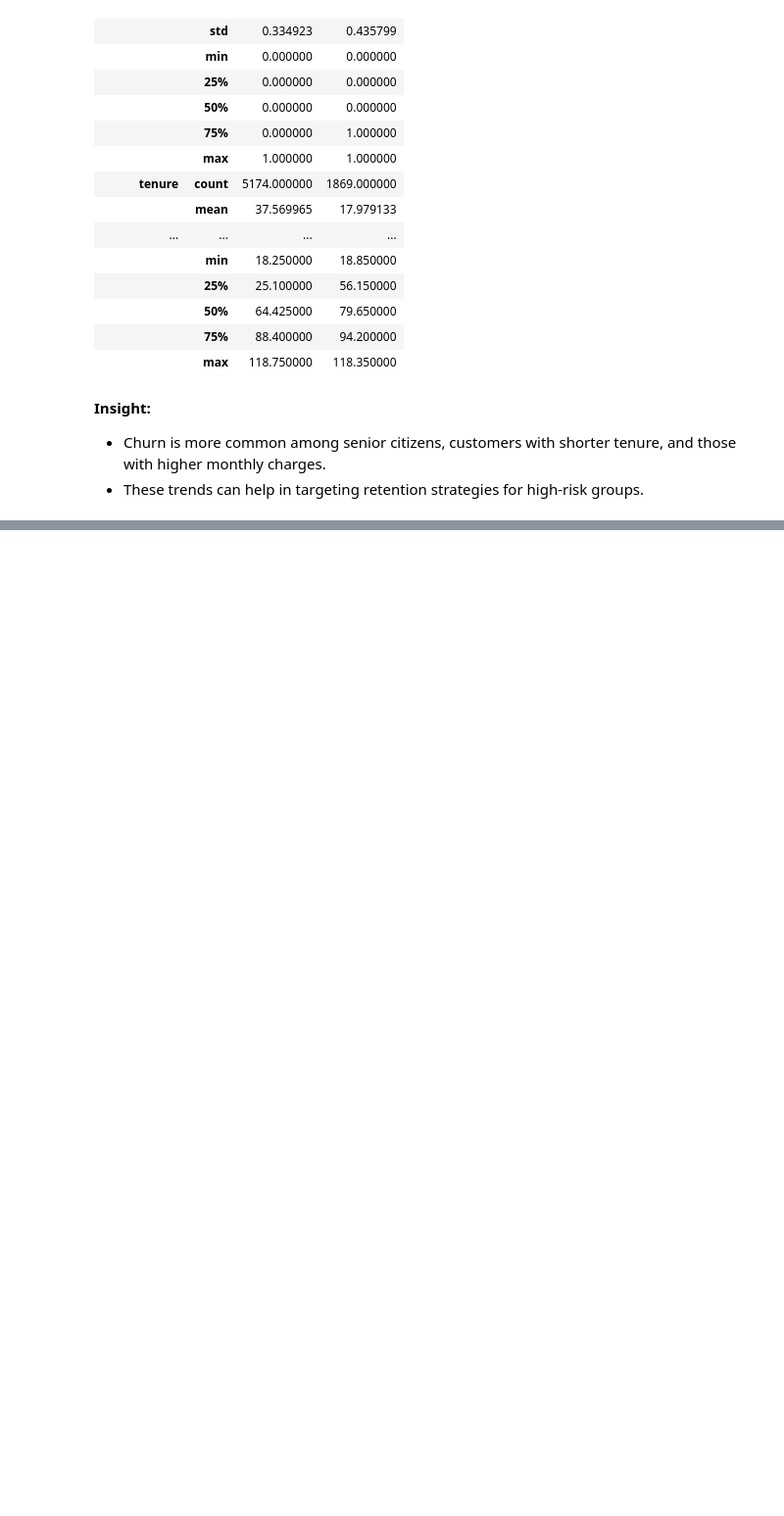
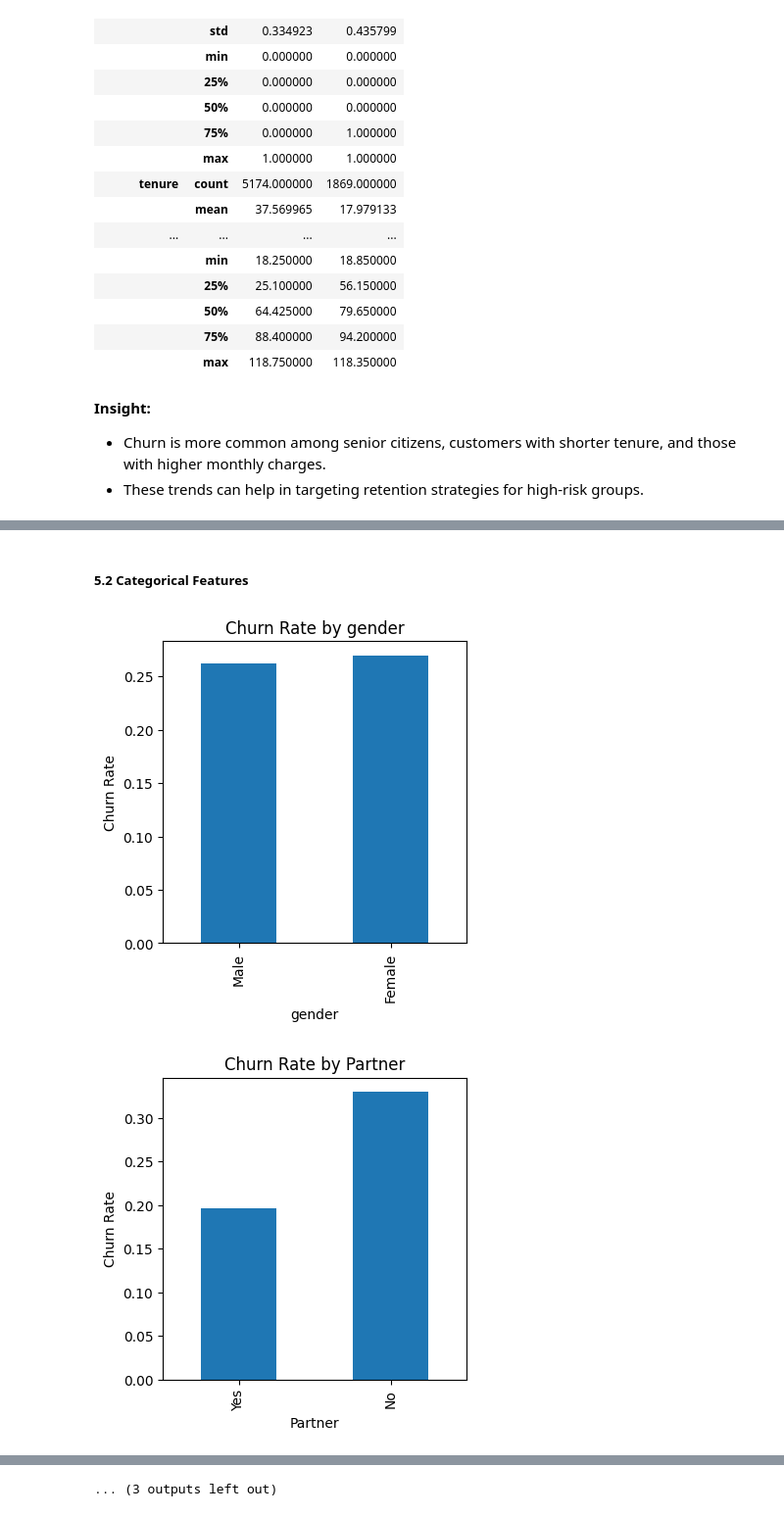
Before and after one commit to rixwan-khan/churn-prediction, a Jupyter notebook: notebooks/01_EDA_Hypothesis.ipynb, the cells around one changed output, grey strips where cells are left out. Shown at 98% size. Cells and saved outputs as stored; diff of their text form; code cells hidden in the pictures; blank space fills up the shorter version.

```diff
--- a/notebooks/01_EDA_Hypothesis.ipynb
+++ b/notebooks/01_EDA_Hypothesis.ipynb
@@ -92,0 +153,26 @@ churn_stats
+# %% [markdown]
+##### **5.2 Categorical Features**
+# %%
+# Selecting all categorical columns except the target 'Churn'
+categorical_cols = df.select_dtypes(include='object').columns.drop(['Churn', 'customerID', 'TotalCharges'])
+
+# loop through each categorical column to analyze Churn
+for col in categorical_cols:
+    plt.figure(figsize=(4,4))
+
+    # Group the data by the current categorical column
+    # Count occurrences of each 'Churn' value within the group
+    # normalize=True converts counts to proportions (percentage of each group)
+    # unstack() reshapes so 'Churn' values become columns
+    # fillna(0) replaces any missing values with 0 (e.g., if a category has no 'Yes')
+    churn_rate = df.groupby(col)['Churn'].value_counts(normalize=True).unstack().fillna(0)
+
+    # churn_rate with yes only and plotting it.
+    churn_rate['Yes'].sort_values().plot(kind='bar')
+
+    plt.ylabel('Churn Rate')
+    plt.title(f'Churn Rate by {col}')
+    plt.show()
+# %% [output]
+[figure, added]
+[figure, added]
@@ -92,0 +189 @@ churn_stats
+... (3 outputs left out)
```
Also changed, not shown: parts of 17 cells of this notebook.
